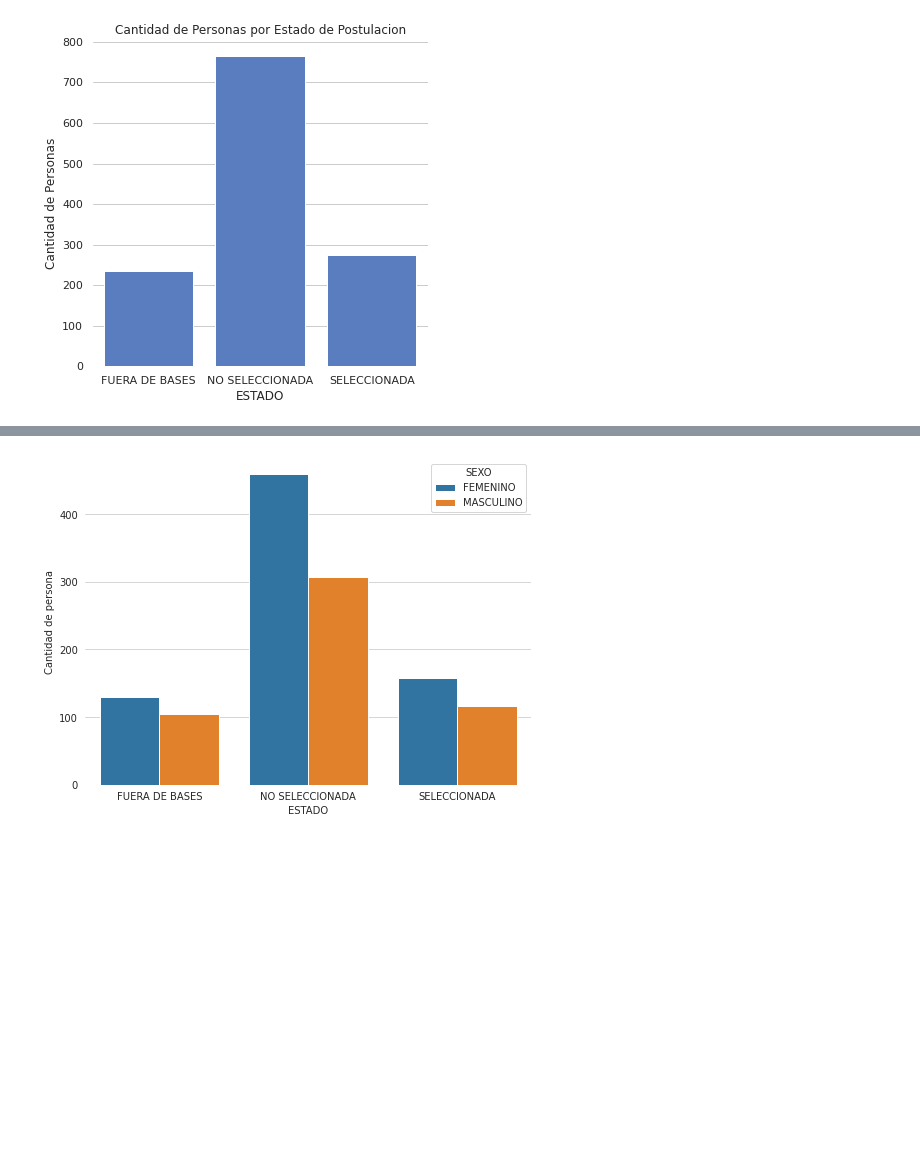
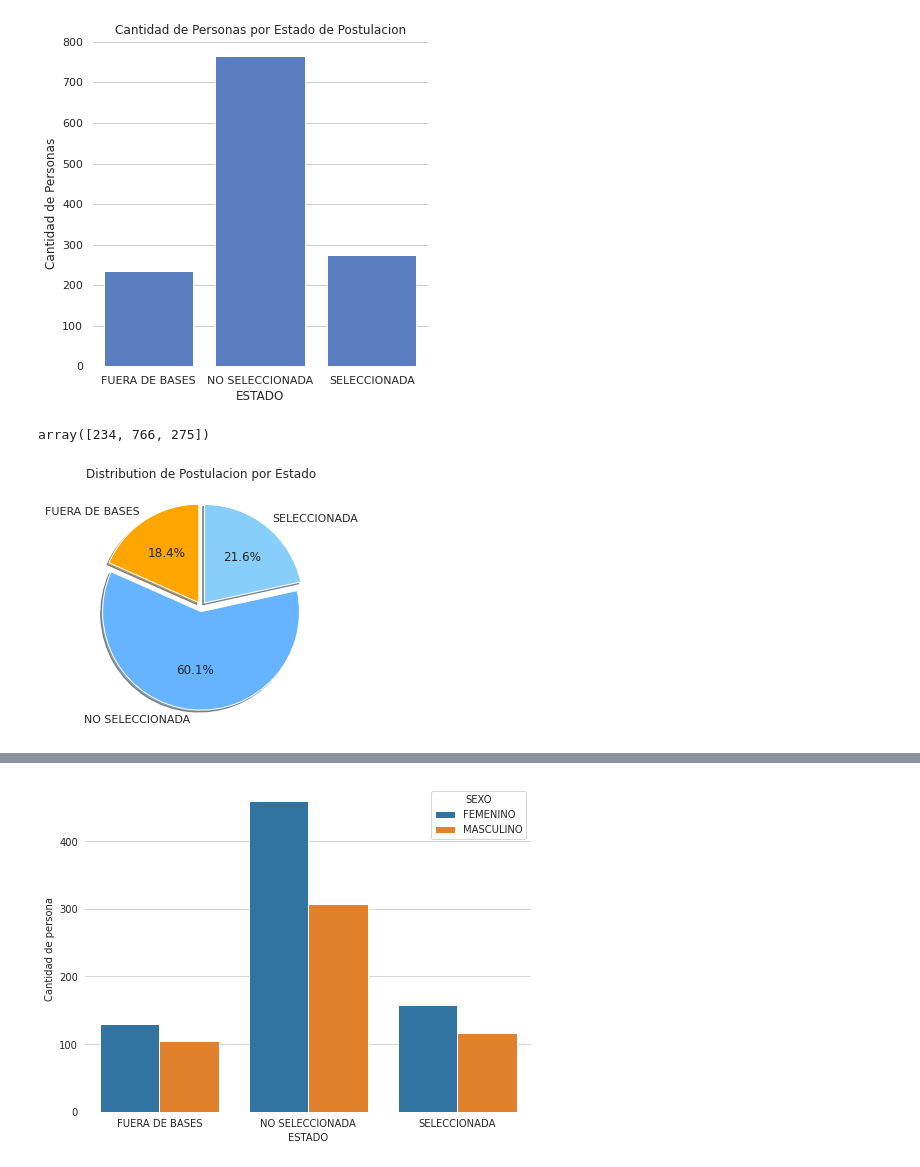
Before and after one commit to Foco22/BECAS_MAGISTER, a Jupyter notebook: AnalisisBase.ipynb, the cells around one changed output, grey strips where cells are left out. Drawn from its saved outputs; the diff is of its cells as text; code cells hidden in the pictures; blank space fills up the shorter version.

```diff
--- a/AnalisisBase.ipynb
+++ b/AnalisisBase.ipynb
@@ -122,18 +104,25 @@ df_datos.groupby('ESTADO').count()['FOLIO']
+# %%
+labels = list(df_datos.groupby('ESTADO').count()['FOLIO'].index)
+labels
+size = df_datos.groupby('ESTADO').count()['FOLIO'].values
+# %% [output]
+array([234, 766, 275])
 # %%
 # Pie chart
-labels = ['Frogs', 'Hogs', 'Dogs', 'Logs']
-sizes = [15, 30, 45, 10]
+labels = list(df_datos.groupby('SEXO').count()['FOLIO'].index)
+sizes = list(df_datos.groupby('SEXO').count()['FOLIO'].values)
 #colors
-colors = ['#ff9999','#66b3ff','#99ff99','#ffcc99']
+colors = ['orange','#66b3ff','lightskyblue']
 #explsion
-explode = (0.05,0.05,0.05,0.05)
+explode = (0.05,0.05,0.05)
 
-plot.pie(sizes, colors = colors, labels=labels, autopct='%1.1f%%', startangle=90, pctdistance=0.85, explode = explode)
-#draw circle
-centre_circle = plt.Circle((0,0),0.70,fc='white')
-fig = plt.gcf()
-fig.gca().add_artist(centre_circle)
+fig1, ax1 = plt.subplots()
+ax1.pie(sizes, explode=explode, labels=labels, colors=colors, autopct='%1.1f%%',
+        shadow=True, startangle=90)
+
 # Equal aspect ratio ensures that pie is drawn as a circle
-ax1.axis('equal')
+plt.title('Distribution de Postulacion por Estado')
 plt.tight_layout()
 plt.show()
+# %% [output]
+[figure, added]
```
Also changed, not shown: parts of 65 cells of this notebook.
